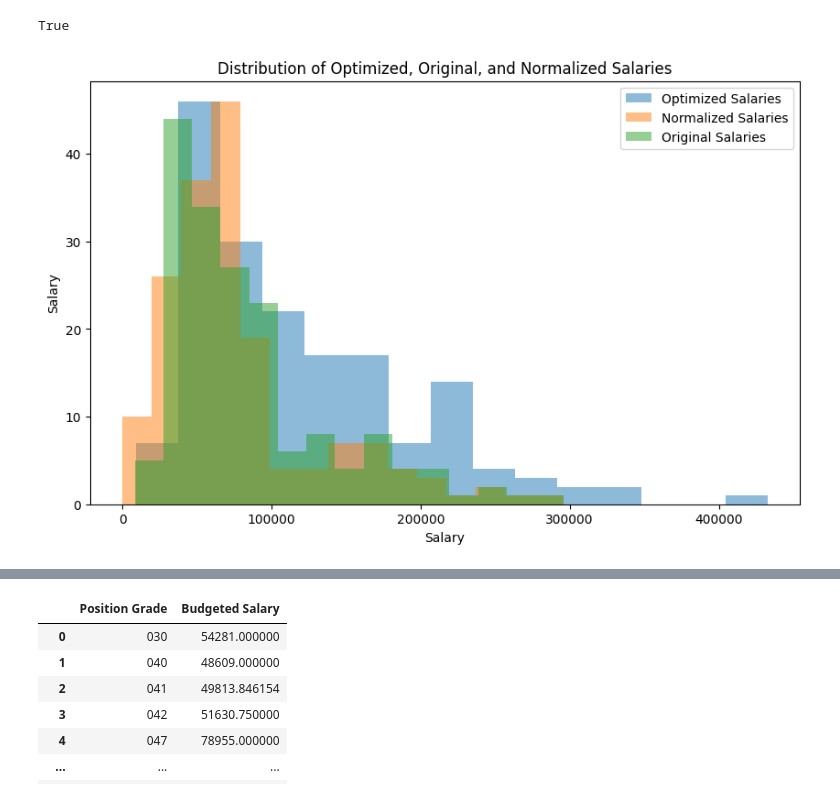
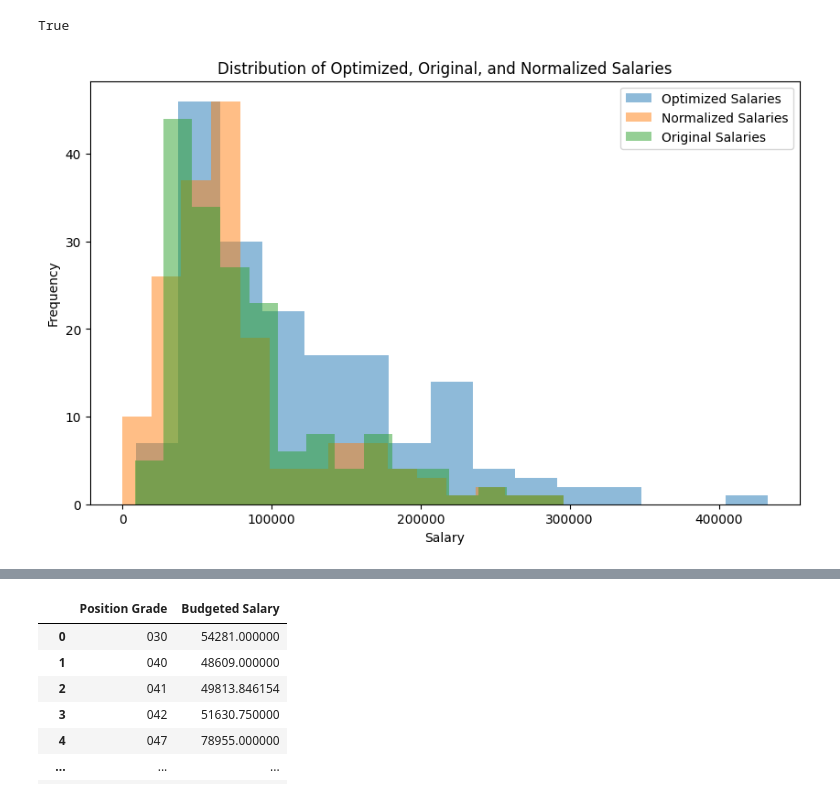
Before and after one commit to vennilaaa/Baltimore_Compensation_Model, a Jupyter notebook: Compensation_Model.ipynb, the cells around one changed output, grey strips where cells are left out. Cells and saved outputs as stored; diff of their text form; code cells hidden in the pictures.

```diff
--- a/Compensation_Model.ipynb
+++ b/Compensation_Model.ipynb
@@ -34,6 +34,7 @@ all_data.rename(columns=lambda x: x.replace('_x', ''), inplace=True)
 #Filtering out any positions that are not funded
 
 data = all_data[all_data["FY24 Adopted Status"] == "Funded"]
+data = data.drop(['Worker', 'Budgeted OPC', 'Actual Annual Rate', 'Status 2023-07-01', '2023-07-01 Vacant - OPC'], axis = 1)
 data.columns
 # %% [output]
 Index(['Position ID', 'FY24 Adopted Status', 'Workday Fund ID',
@@ -296,24 +253,24 @@ True
 # %%
 optimized_salaries_values = [float(s.split(":")[1]) for s in pgs_max]
 normalized_salaries_values = [float(s.split(":")[1]) for s in normalized_salaries_list]
 #og_budgeted_salary_values = [float(s.split(":")[1]) for s in og_budgeted_salary]
 
 plt.figure(figsize=(10, 6))
 
 plt.hist(optimized_salaries_values, bins=15, alpha=0.5, label='Optimized Salaries')
 plt.hist(normalized_salaries_values, bins=15, alpha=0.5, label='Normalized Salaries')
 plt.hist(og_budgeted_salary, bins=15, alpha=0.5, label='Original Salaries')
 
 plt.xlabel('Salary')
-plt.ylabel('Salary')
+plt.ylabel('Frequency')
 plt.title('Distribution of Optimized, Original, and Normalized Salaries')
 plt.legend()
 
 plt.ticklabel_format(style='plain', axis='y')
 
 plt.show()
 # %% [output]
-[figure, old version]
+[figure, new version]
 # %%
 data['Budgeted Salary'] = data['Budgeted Salary'].replace({',': ''}, regex=True).astype(int)
 data['Total Budgeted Cost'] = data['Total Budgeted Cost'].replace({',': ''}, regex=True).astype(int)
```
Also changed, not shown: parts of 6 cells of this notebook.
